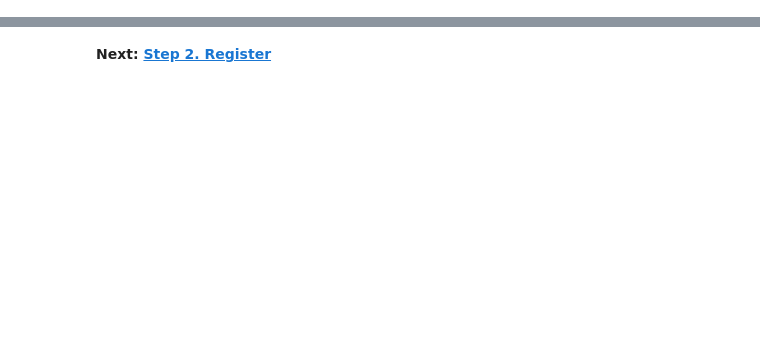
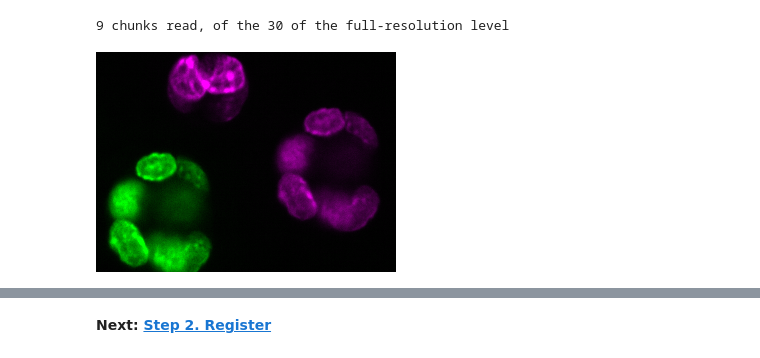
Before and after one commit to fideus-labs/ome-zarr-registration-tutorial, a Jupyter notebook: steps/1-read.ipynb, the cells around one changed output, grey strips where cells are left out. Cells and saved outputs as stored; diff of their text form; code cells hidden in the pictures; blank space fills up the shorter version.

```diff
--- a/steps/1-read.ipynb
+++ b/steps/1-read.ipynb
@@ -7,24 +14,20 @@
 # %%
 from pathlib import Path
 
-import fsspec
 import ngff_zarr as nz
 import numpy as np
-from common import overlay
+from common import DATA, overlay
 from IPython.display import Image
 
 OUTPUT = Path("../output")
-OUTPUT.mkdir(exist_ok=True)
+if not Path(DATA, "fixed.ome.zarr").exists():
+    !python get_data.py
 
-ARCHIVE = "https://zenodo.org/records/13982701/files/220605_151046.zarr.zip"
-WELL = "220605_151046.zarr/C/02"
+fixed = nz.from_ngff_zarr(f"{DATA}/fixed.ome.zarr")  # round 0, the reference
+moving = nz.from_ngff_zarr(f"{DATA}/moving.ome.zarr")  # round 1, to bring onto it
 
-archive = fsspec.filesystem("zip", fo=fsspec.open(ARCHIVE).open())
-rounds = {name: nz.from_ngff_zarr(archive.get_mapper(f"{WELL}/{i}")) for name, i in (("R0", 0), ("R1", 1))}
-
-for name, multiscales in rounds.items():
-    image = multiscales.images[0]
-    size = " x ".join(str(image.data.shape[image.dims.index(axis)]) for axis in "zyx")
+for level, image in enumerate(fixed.images):
+    size = " x ".join(str(extent) for extent in image.data.shape)
     voxel = " x ".join(f"{image.scale[axis]:.3g}" for axis in "zyx")
-    print(f"{name}: {size} voxels of {voxel} {image.axes_units['x']}s, {len(multiscales.images)} levels")
+    print(f"level {level}: {size} voxels of {voxel} {image.axes_units['x']}s, in chunks of {image.data.chunksize}")
 # %% [output]
@@ -67,0 +63,11 @@ print(sorted(path.name for path in OUTPUT.glob("*.ome.zarr")))
+# %%
+box = (slice(380, 600), slice(170, 470))  # y and x, in voxels of level 0
+middle = fixed.images[0].data.shape[0] // 2
+piece = fixed.images[0].data[middle][box]
+print(f"{piece.npartitions} chunks read, of the {fixed.images[0].data.npartitions} of the full-resolution level")
+
+overlay(np.asarray(piece), np.asarray(moving.images[0].data[middle][box]), OUTPUT / "box.png")
+Image(OUTPUT / "box.png", width=300)
+# %% [output]
+9 chunks read, of the 30 of the full-resolution level
+[figure, added]
```
Also changed, not shown: parts of 11 cells of this notebook, 17 other files.
